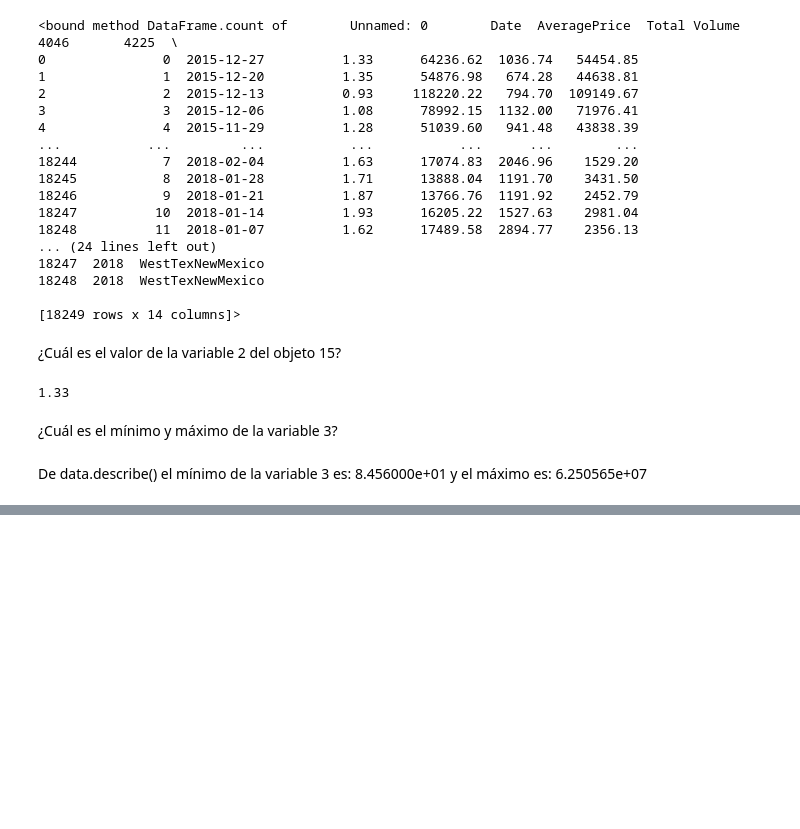
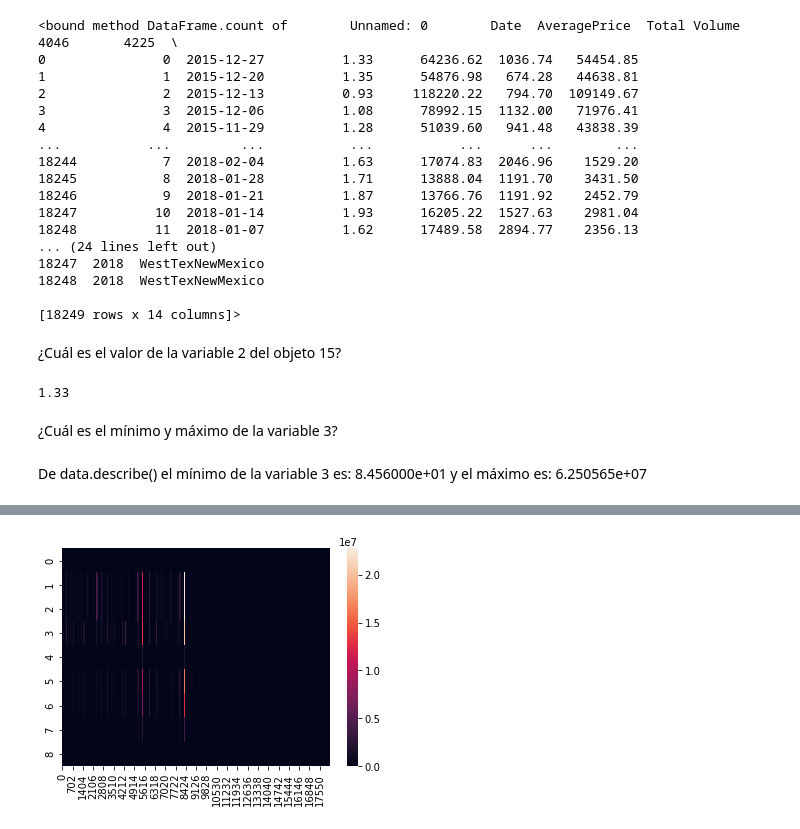
Before and after one commit to SantiG2233/RetoAnalitica, a Jupyter notebook: Pandas.ipynb, the cells around one changed output, grey strips where cells are left out. Saved outputs shown, nothing was run; the diff lists cells and outputs as text; code cells hidden in the pictures; blank space fills up the shorter version.

```diff
--- a/Pandas.ipynb
+++ b/Pandas.ipynb
@@ -111,0 +154,4 @@ AttributeError: 'DataFrame' object has no attribute 'desbribe'
+# %%
+ax = sns.heatmap(tdata)
+# %% [output]
+[figure, added]
```
Also changed, not shown: parts of 5 cells of this notebook, 1 other file.
